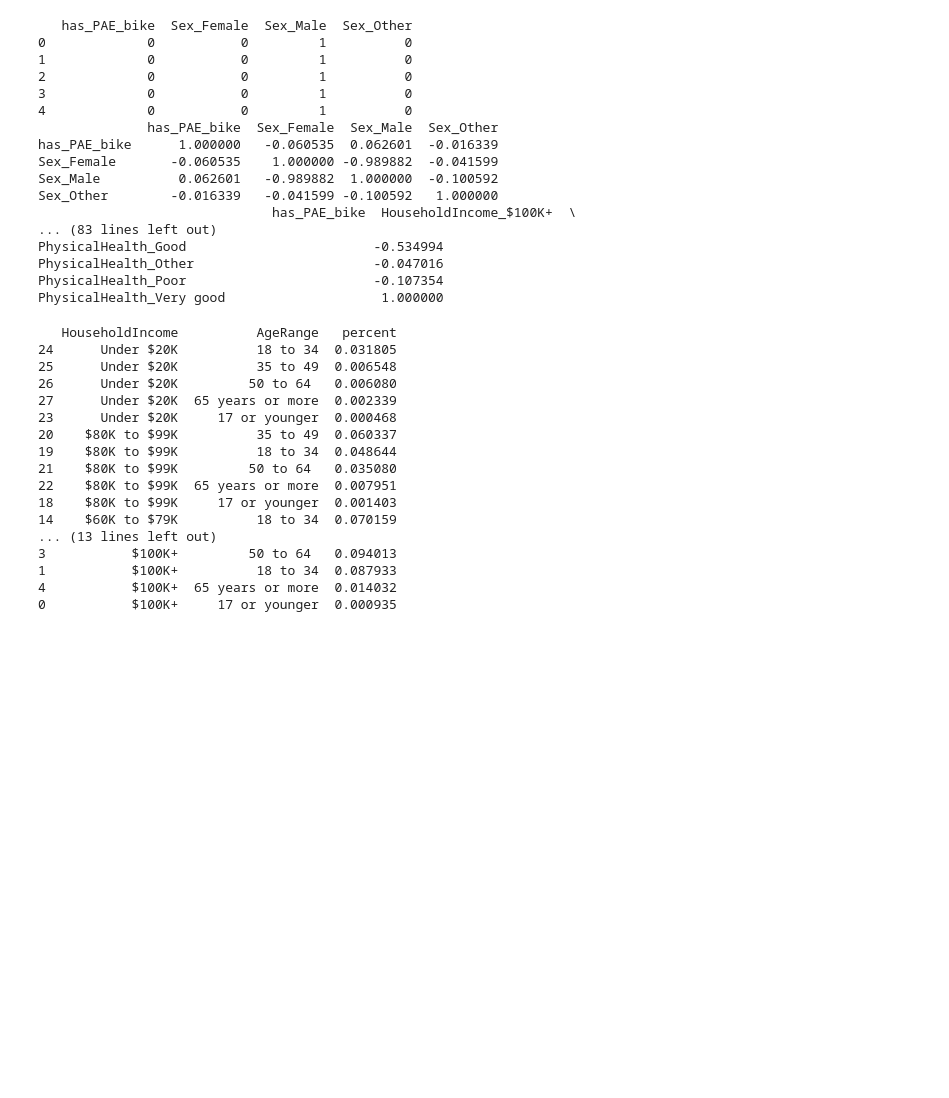
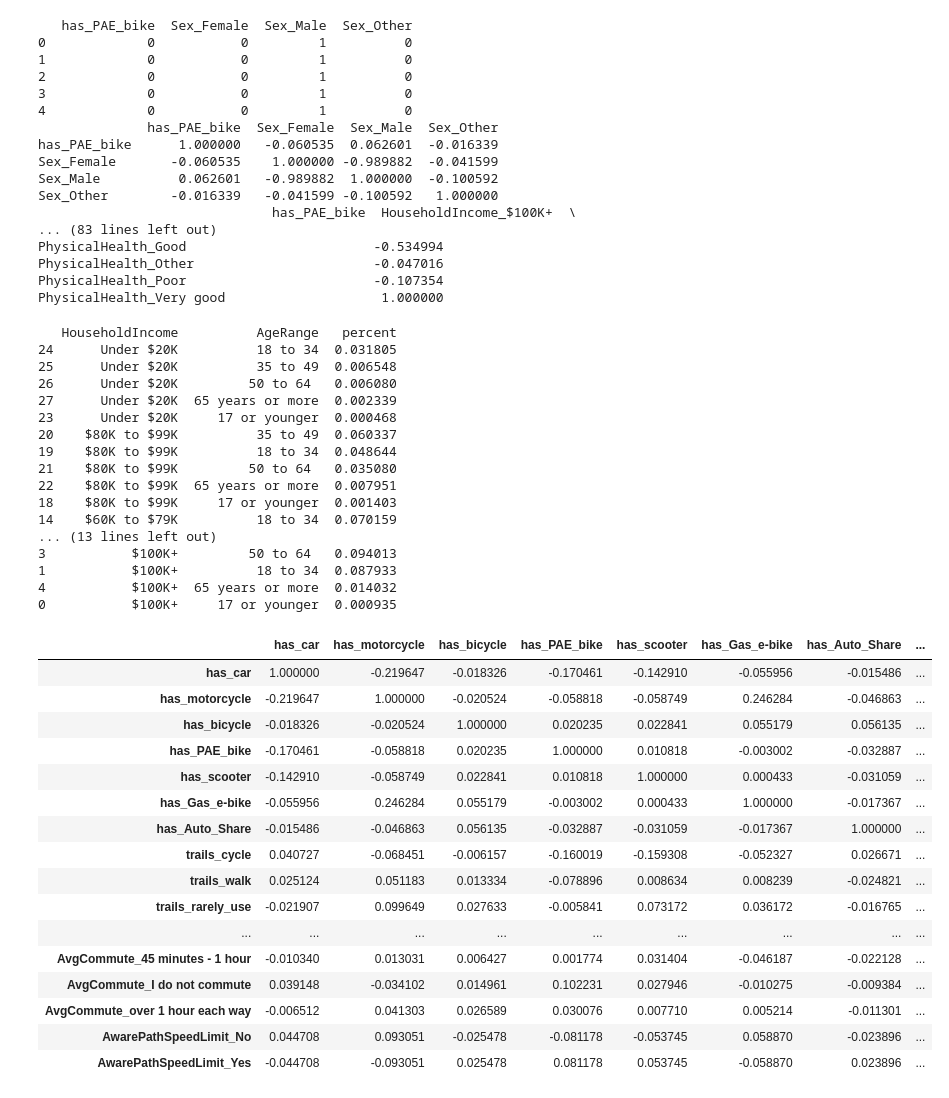
Before and after one commit to nilesh2901/e-bike-survey, a Jupyter notebook: code/e-bike-survey.ipynb, the cells around one changed output. Cells and saved outputs as stored; diff of their text form; code cells hidden in the pictures; blank space fills up the shorter version.

```diff
--- a/code/e-bike-survey.ipynb
+++ b/code/e-bike-survey.ipynb
@@ -709,3 +729,100 @@ employment_female_grouped = (survey[survey['Sex'] == 'Female'].groupby(['Employm
 1           $100K+          18 to 34  0.087933
 4           $100K+  65 years or more  0.014032
 0           $100K+     17 or younger  0.000935
+# %%
+#view of all features coorelations
+
+survey_temp = survey[[ 'Sex', 'PhysicalHealth', 'Education', 'EmploymentStatus' , 'District', 'PreferedTransportation','AvgDistanceTravel','AvgCommute','AwarePathSpeedLimit','has_car',
+ 'has_motorcycle',
+ 'has_bicycle',
+ 'has_PAE_bike',
+ 'has_scooter',
+ 'has_Gas_e-bike',
+ 'has_Auto_Share',
+ 'trails_cycle',
+ 'trails_walk',
+ 'trails_rarely_use',
+ 'trails_pedal_e-bike',
+ 'trails_child_pet',
+ 'trails_run',
+ 'trails_motor_e-bike',
+ 'e-bike_pedals_unnecessary',
+ 'e-bike_wider_than_bike',
+ 'e-bike_heavier_than_bike',
+ 'e-bike_accelerate_faster',
+ 'e-bike_should_be_encouraged',
+ 'allow_e-bikes_to_have_passenger',
+ 'e-bike_travels_further',
+ 'e-bike_faster_than_average_cyclist',
+ 'require_e-bike_license',
+ 'require_e-bike_insurance',
+ 'e-bike_different_than_pedal_assisted_bicycle',
+ 'Not_agree_above',
+ 'e-bike_wider_than_cyclist_on_bike',
+ 'e-bike_heavier_than_cyclist_on_bike',
+ 'allow_e-bikes_faster_than_32km/h',
+ 'allow_e-bikes_on_trail',
+ 'no_bylaw_changes',
+ 'allow_special_e-bikes_on_trail',
+ 'allow_pedal_e-bikes_on_trail',
+ 'allow_recreational_motor_vehicles_on_trail',
+ 'e-bike_speed_limit_32km/h',
+ 'maintain_existing_signage',
+ 'education_enforcement',
+ 'increase_signage',
+ 'increase_education',
+ 'increase_enforcement',
+ 'update_personal_mobility_device_definition',
+ 'set_sidewalk_speed_limit',
+ 'do_nothing',
+ 'no_answer',
+ 'allow_e-bikes_on_bike_lanes',
+ 'allow_e-bikes_on_suburb_bike_lanes_only',
+ 'no_changes_to_bylaw',
+ 'allow_special_e-bikes_on_bike_lanes',
+ 'allow_pedal-assist_e-bikes_battery_boost',
+ 'allow_e-bikes_on_bike_lanes_with_restrictions',
+ 'use_cruiser_bike',
+ 'use_road_bike',
+ 'use_mountain_bike',
+ 'do_not_use_bike_lanes',
+ 'use_pedal_e-bike',
+ 'use_motor_e-bike',
+ 'use_recombent',
+ 'trails_are_fine',
+ 'more_signage',
+ 'more_enforcement',
+ 'more_education',
+ 'no_aware_conflicts',
+ 'conflict_cyclist_pedestrian',
+ 'conflict_e-bike_pedestrian',
+ 'conflict_e-bike_cyclist',
+ 'conflict_dog',
+ 'conflict_pedestrian_runner',
+ 'conflict_skater',
+ 'conflict_cyclists',
+ 'conflict_e-bikes',
+ 'allow_special_e-bikes_on_trail'
+]]
+survey_temp = pd.get_dummies(survey_temp)
+corr_info = survey_temp.corr()
+#corr_info.to_csv(r'File Name.csv')
+survey_temp.corr()
+# %% [output]
+|  | has_car | has_motorcycle | has_bicycle | has_PAE_bike | has_scooter | has_Gas_e-bike | has_Auto_Share | ... |
+| has_car | 1.000000 | -0.219647 | -0.018326 | -0.170461 | -0.142910 | -0.055956 | -0.015486 | ... |
+| has_motorcycle | -0.219647 | 1.000000 | -0.020524 | -0.058818 | -0.058749 | 0.246284 | -0.046863 | ... |
+| has_bicycle | -0.018326 | -0.020524 | 1.000000 | 0.020235 | 0.022841 | 0.055179 | 0.056135 | ... |
+| has_PAE_bike | -0.170461 | -0.058818 | 0.020235 | 1.000000 | 0.010818 | -0.003002 | -0.032887 | ... |
+| has_scooter | -0.142910 | -0.058749 | 0.022841 | 0.010818 | 1.000000 | 0.000433 | -0.031059 | ... |
+| has_Gas_e-bike | -0.055956 | 0.246284 | 0.055179 | -0.003002 | 0.000433 | 1.000000 | -0.017367 | ... |
+| has_Auto_Share | -0.015486 | -0.046863 | 0.056135 | -0.032887 | -0.031059 | -0.017367 | 1.000000 | ... |
+| trails_cycle | 0.040727 | -0.068451 | -0.006157 | -0.160019 | -0.159308 | -0.052327 | 0.026671 | ... |
+| trails_walk | 0.025124 | 0.051183 | 0.013334 | -0.078896 | 0.008634 | 0.008239 | -0.024821 | ... |
+| trails_rarely_use | -0.021907 | 0.099649 | 0.027633 | -0.005841 | 0.073172 | 0.036172 | -0.016765 | ... |
+| ... | ... | ... | ... | ... | ... | ... | ... | ... |
+| AvgCommute_45 minutes - 1 hour | -0.010340 | 0.013031 | 0.006427 | 0.001774 | 0.031404 | -0.046187 | -0.022128 | ... |
+| AvgCommute_I do not commute | 0.039148 | -0.034102 | 0.014961 | 0.102231 | 0.027946 | -0.010275 | -0.009384 | ... |
+| AvgCommute_over 1 hour each way | -0.006512 | 0.041303 | 0.026589 | 0.030076 | 0.007710 | 0.005214 | -0.011301 | ... |
+| AwarePathSpeedLimit_No | 0.044708 | 0.093051 | -0.025478 | -0.081178 | -0.053745 | 0.058870 | -0.023896 | ... |
+| AwarePathSpeedLimit_Yes | -0.044708 | -0.093051 | 0.025478 | 0.081178 | 0.053745 | -0.058870 | 0.023896 | ... |
```
Also changed, not shown: parts of 4 cells of this notebook.
